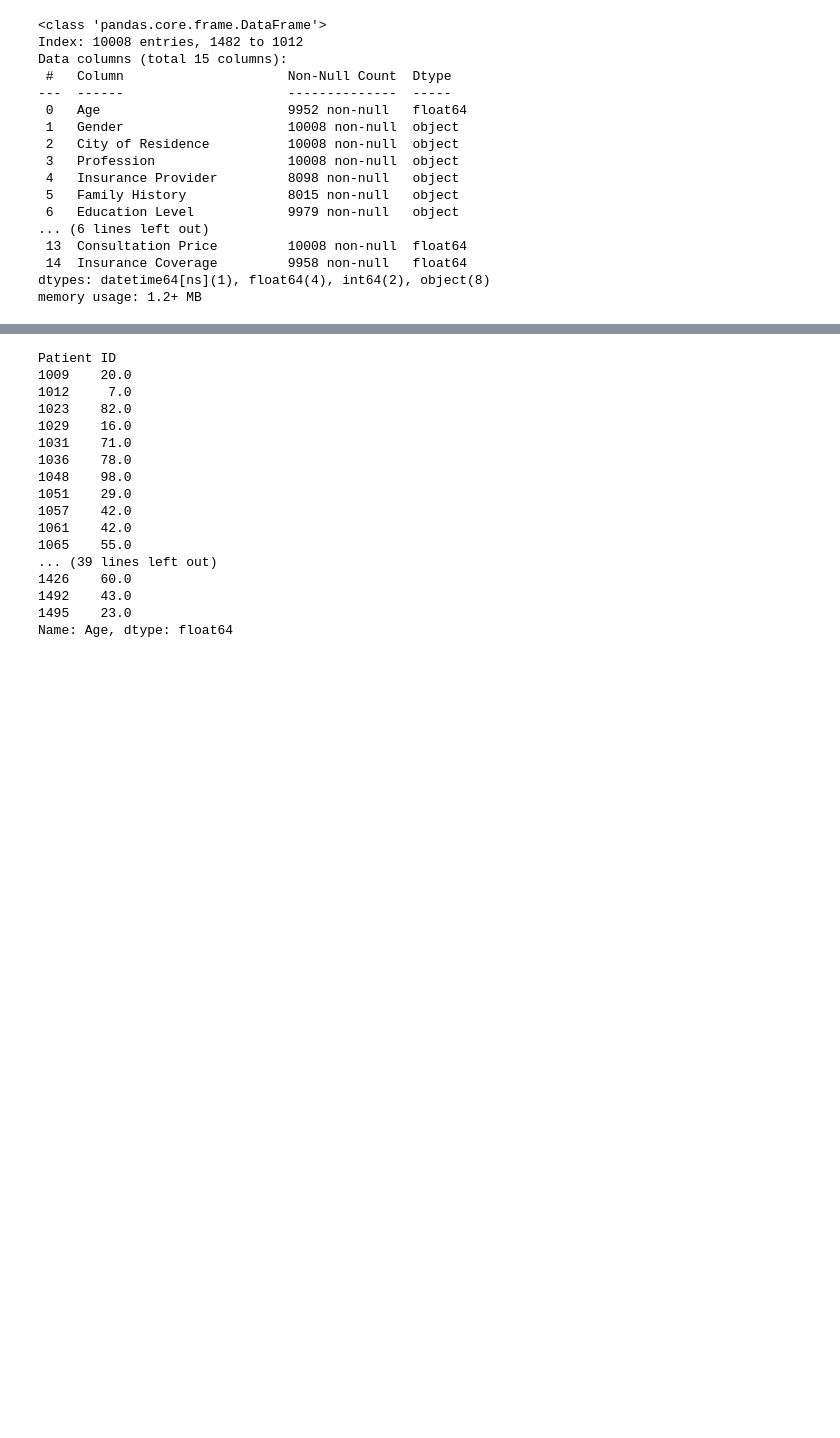
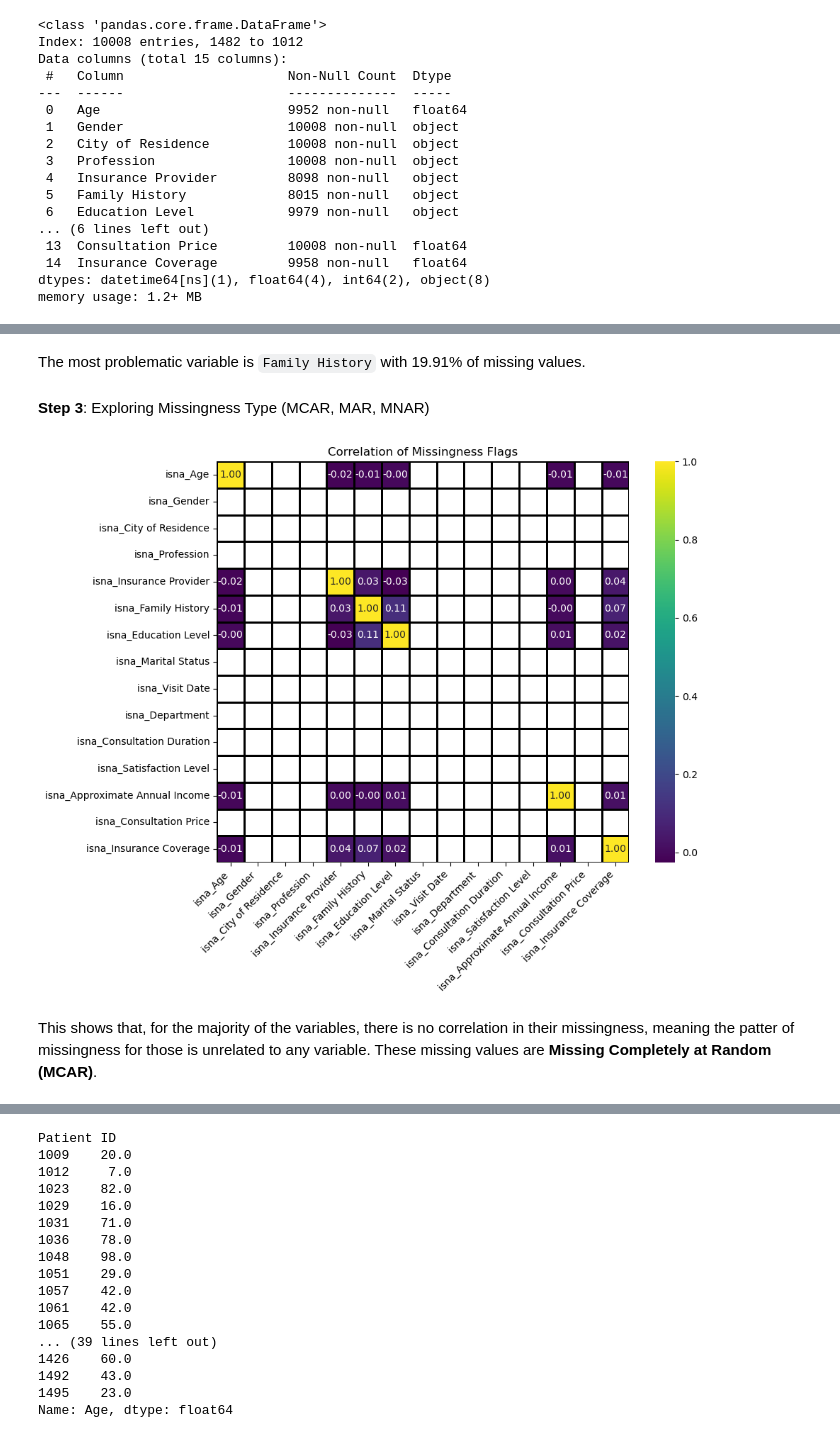
Before and after one commit to amdbsilva/pre-processing, a Jupyter notebook: projeto de datapreprocessing.ipynb, the cells around one changed output, grey strips where cells are left out. Drawn from its saved outputs; the diff is of its cells as text; code cells hidden in the pictures; blank space fills up the shorter version.

```diff
--- a/projeto de datapreprocessing.ipynb
+++ b/projeto de datapreprocessing.ipynb
@@ -37,0 +71,21 @@ memory usage: 1.2+ MB
+# %% [markdown]
+The most problematic variable is `Family History` with 19.91% of missing values.
+# %% [markdown]
+**Step 3**: Exploring Missingness Type (MCAR, MAR, MNAR)
+# %%
+missing_flags = data.isna().astype(int).add_prefix("isna_")
+
+# Compute "correlation of missingness flags" to see if missing patterns co-occur
+corr_flags = missing_flags.corr()
+
+# Visualize the correlation matrix of missingness flags
+plt.figure(figsize=(10, 8))
+sns.heatmap(corr_flags, annot=True, fmt=".2f", cmap="viridis", cbar=True, linewidths=1, linecolor='black')
+plt.title("Correlation of Missingness Flags")
+plt.xticks(rotation=45, ha='right')
+plt.tight_layout()
+plt.show()
+# %% [output]
+[figure, added]
+# %% [markdown]
+This shows that, for the majority of the variables, there is no correlation in their missingness, meaning the patter of missingness for those is unrelated to any variable. These missing values are **Missing Completely at Random (MCAR)**.
```
Also changed, not shown: parts of 19 cells of this notebook.
